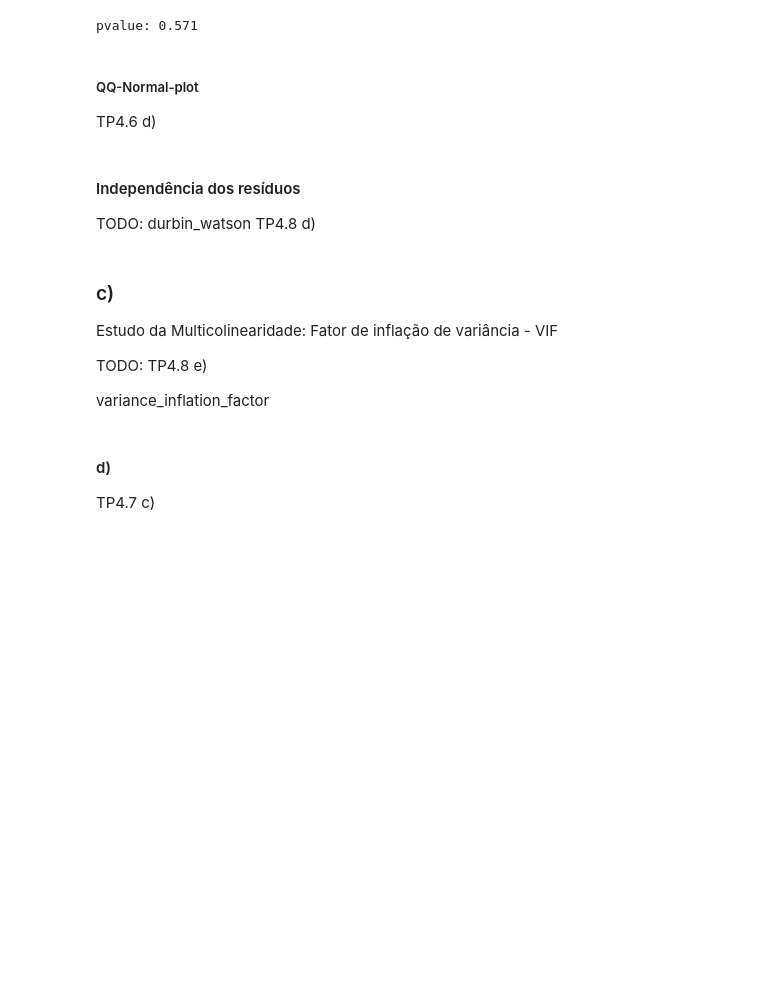
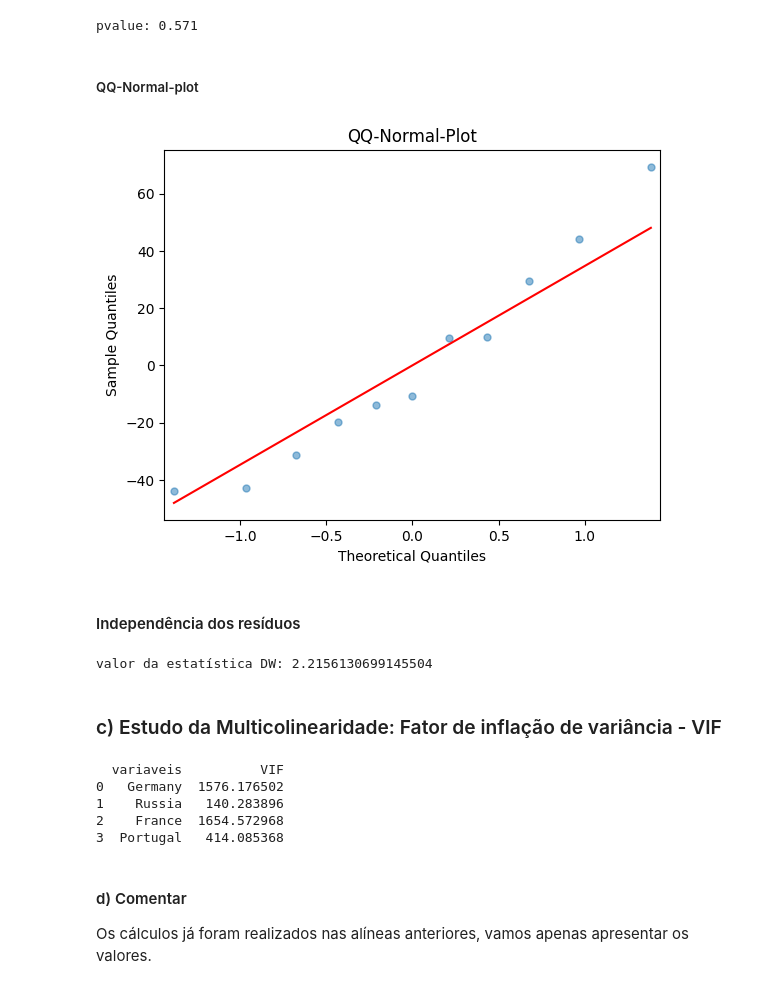
Before and after one commit to preis/anadi_2024, a Jupyter notebook: notebooks/Trabalho 1/Trabalho 4.3.2.ipynb, the cells around one changed output. Cells and saved outputs as stored; diff of their text form; code cells hidden in the pictures; blank space fills up the shorter version.

```diff
--- a/notebooks/Trabalho 1/Trabalho 4.3.2.ipynb
+++ b/notebooks/Trabalho 1/Trabalho 4.3.2.ipynb
@@ -100,23 +129,33 @@ print(f"pvalue: {normalidade_residuos.pvalue:.3}")
 pvalue: 0.571
 # %% [markdown]
 ##### QQ-Normal-plot
-
-TP4.6 d)
+# %%
+sm.qqplot(residuos, line='s', markersize=5, alpha=0.5)
+plt.title('QQ-Normal-Plot')
+plt.show()
+# %% [output]
+[figure, added]
 # %% [markdown]
 #### Independência dos resíduos
-
-TODO: durbin_watson
-TP4.8 d)
+# %%
+durbinWatson = durbin_watson(residuos)
+print('valor da estatística DW:', durbinWatson)
+# %% [output]
+valor da estatística DW: 2.2156130699145504
 # %% [markdown]
-### c)
-
-Estudo da Multicolinearidade: Fator de inflação de variância - VIF
-
-TODO: TP4.8 e)
-
-variance_inflation_factor
+### c) Estudo da Multicolinearidade: Fator de inflação de variância - VIF
+# %%
+vif_residuos = pd.DataFrame()
+vif_residuos["variaveis"] = X.columns
+vif_residuos["VIF"] = [variance_inflation_factor(X.values, i) for i in range(len(X.columns))]
+print(vif_residuos)
+# %% [output]
+  variaveis          VIF
+0   Germany  1576.176502
+1    Russia   140.283896
+2    France  1654.572968
+3  Portugal   414.085368
 # %% [markdown]
-#### d)
-
-TP4.7 c)
+#### d) Comentar
+Os cálculos já foram realizados nas alíneas anteriores, vamos apenas apresentar os valores.
 # %%
```
Also changed, not shown: parts of 19 cells of this notebook, 1 other file.
